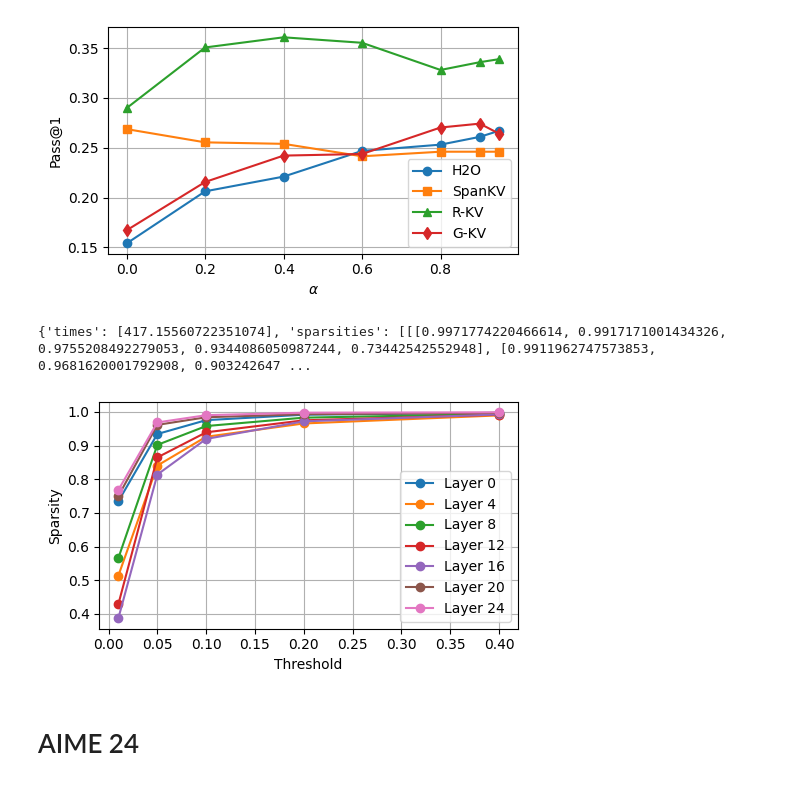
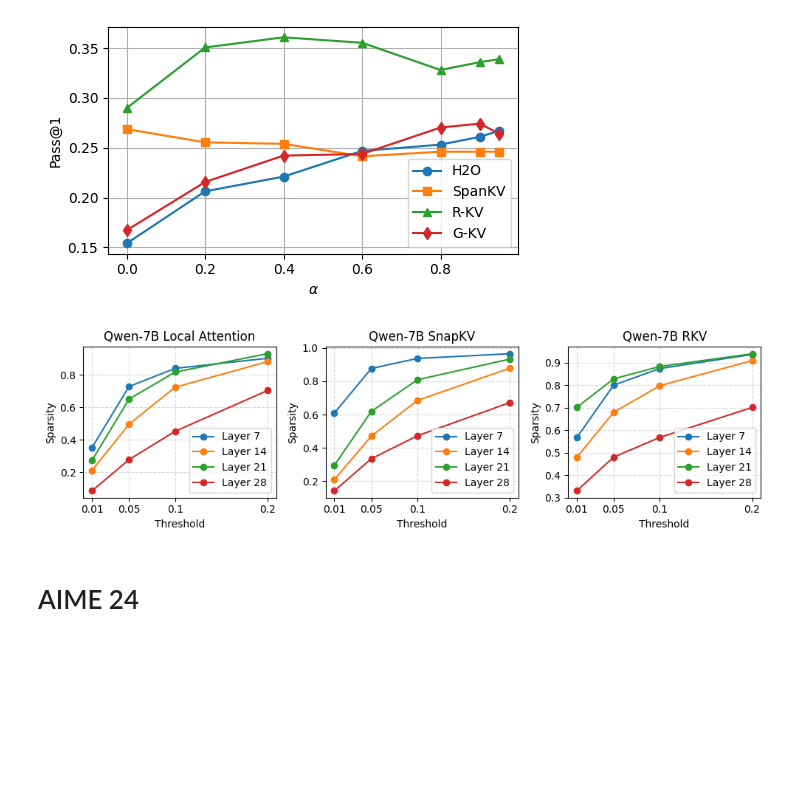
Before and after one commit to microsoft/G-KV, a Jupyter notebook: evaluate.ipynb, the cells around one changed output. Drawn from its saved outputs; the diff is of its cells as text; code cells hidden in the pictures; blank space fills up the shorter version.

```diff
--- a/evaluate.ipynb
+++ b/evaluate.ipynb
@@ -106,11 +161,3 @@ plt.savefig("performance.pdf",format="pdf")
 plt.show()
 # %% [output]
 [figure]
-# %%
-import json
-
-with open("./outputs/test_info.json", "r") as f:
-    data = json.load(f)
-    print(data)
-# %% [output]
-{'times': [417.15560722351074], 'sparsities': [[[0.9971774220466614, 0.9917171001434326, 0.9755208492279053, 0.9344086050987244, 0.73442542552948], [0.9911962747573853, 0.9681620001792908, 0.903242647 ...
@@ -118,24 +174,55 @@ with open("./outputs/test_info.json", "r") as f:
 import numpy as np
 import matplotlib.pyplot as plt
 
-sparsities = np.array(data["sparsities"])
+sparsities = np.array(qwen_gkv["sparsities"])
+sparsities_snapkv = np.array(qwen_snapkv["sparsities"])
+sparsities_rkv = np.array(qwen_rkv["sparsities"])
-# %%
-rates=[0.4, 0.2, 0.1, 0.05, 0.01]
-mean_sparsities=sparsities.mean(axis=0) #(L,5)
-
-plt.figure(figsize=(5, 3))
-for i in range(0,mean_sparsities.shape[0],4):
-    plt.plot(rates, mean_sparsities[i], marker='o', label=f'Layer {i}')
-plt.xlabel('Threshold')
-plt.ylabel('Sparsity')
-# plt.title('Sparsity vs. Rate')
-plt.grid(True)
-plt.legend()
-plt.tight_layout()
-plt.savefig("pdf/sparsity.pdf",format="pdf")
-plt.show()
-# %% [output]
-[figure, removed]
+# %%
+rates = [0.2, 0.1,0.05,0.01]
+mean_sparsities = sparsities.mean(axis=0)[:,-4:]# (L,5)
+mean_sparsities_snapkv = sparsities_snapkv.mean(axis=0)[:,-4:] # (L,5)
+mean_sparsities_rkv = sparsities_rkv.mean(axis=0)[:,-4:] # (L,5)
+
+import matplotlib.pyplot as plt
+
+fig, axs = plt.subplots(1, 3, figsize=(10, 3))
+
+# GKV多层稀疏率
+for i in range(6, mean_sparsities.shape[0], 7):
+    axs[0].plot(rates, mean_sparsities[i], marker='o', label=f'Layer {i+1}')
+axs[0].set_xlabel('Threshold')
+axs[0].set_ylabel('Sparsity')
+axs[0].set_xticks(rates)
+axs[0].set_xticklabels([str(r) for r in rates])
+axs[0].set_title('Qwen-7B Local Attention')
+axs[0].grid(True, linestyle='--', alpha=0.5)
+axs[0].legend()
+
+# SnapKV多层稀疏率
+for i in range(6, mean_sparsities_snapkv.shape[0], 7):
+    axs[1].plot(rates, mean_sparsities_snapkv[i], marker='o', label=f'Layer {i+1}')
+axs[1].set_xlabel('Threshold')
+axs[1].set_ylabel('Sparsity')
+axs[1].set_xticks(rates)
+axs[1].set_xticklabels([str(r) for r in rates])
+axs[1].set_title('Qwen-7B SnapKV')
+axs[1].grid(True, linestyle='--', alpha=0.5)
+axs[1].legend()
+
+for i in range(6, mean_sparsities_rkv.shape[0], 7):
+    axs[2].plot(rates, mean_sparsities_rkv[i], marker='o', label=f'Layer {i+1}')
+axs[2].set_xlabel('Threshold')
+axs[2].set_ylabel('Sparsity')
+axs[2].set_xticks(rates)
+axs[2].set_xticklabels([str(r) for r in rates])
+axs[2].set_title('Qwen-7B RKV')
+axs[2].grid(True, linestyle='--', alpha=0.5)
+axs[2].legend()
+
+plt.tight_layout()
+plt.show()
+# %% [output]
+[figure, added]
 # %% [markdown]
 # AIME 24
 # %%
```
Also changed, not shown: parts of 9 cells of this notebook, 7 other files.
